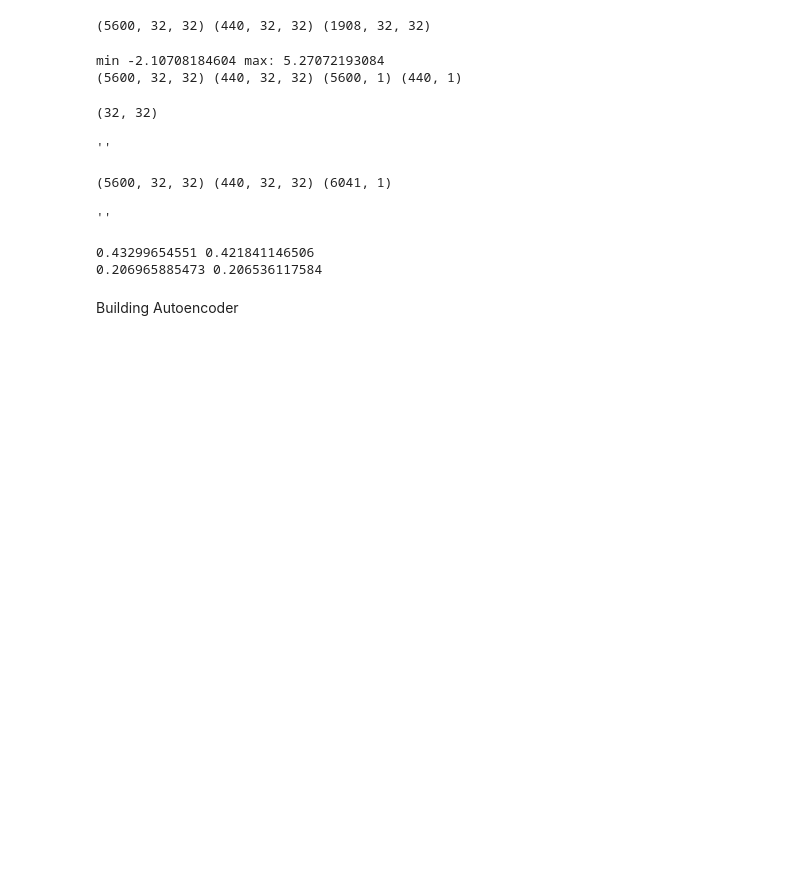
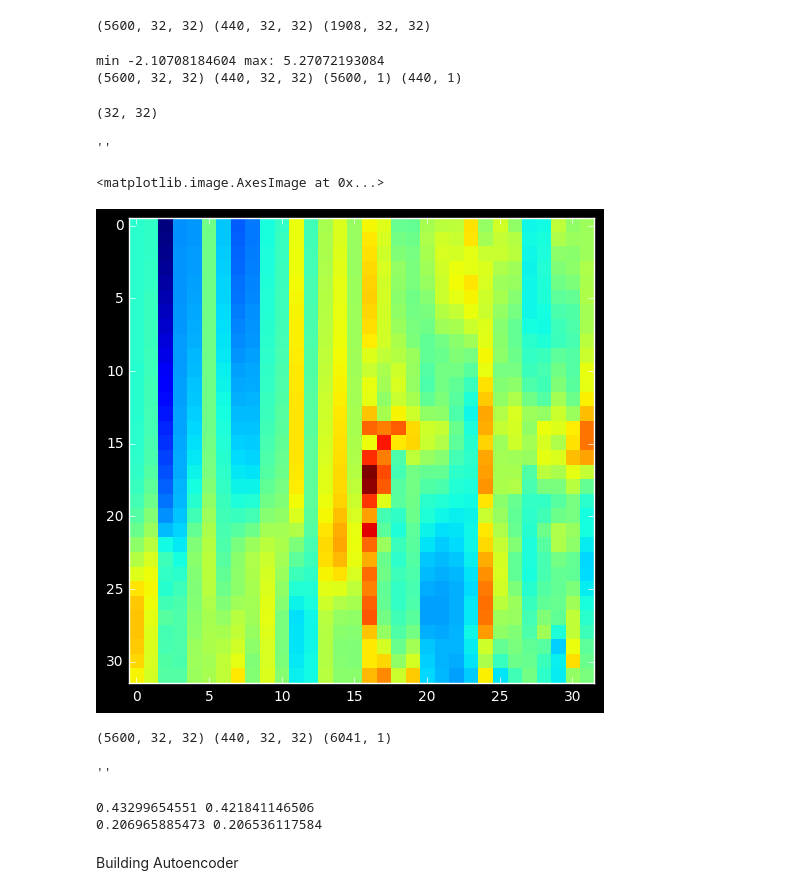
Before and after one commit to xkortex/eeg_seizure_prediction, a Jupyter notebook: autoencoder03-xfire.ipynb, the cells around one changed output. Drawn from its saved outputs; the diff is of its cells as text; code cells hidden in the pictures; blank space fills up the shorter version.

```diff
--- a/autoencoder03-xfire.ipynb
+++ b/autoencoder03-xfire.ipynb
@@ -183,3 +181,8 @@ print(zdata[100].shape)
+# %%
+plt.imshow(zdata[112], interpolation='nearest')
+# %% [output]
+<matplotlib.image.AxesImage at 0x...>
+[figure, added]
 # %%
 # data = dataio.get_matlab_eeg_data_ary('/home/mike/data/train/1_1001_0.mat')
 # %%
```
Also changed, not shown: parts of 1 cell of this notebook, 4 other files.
